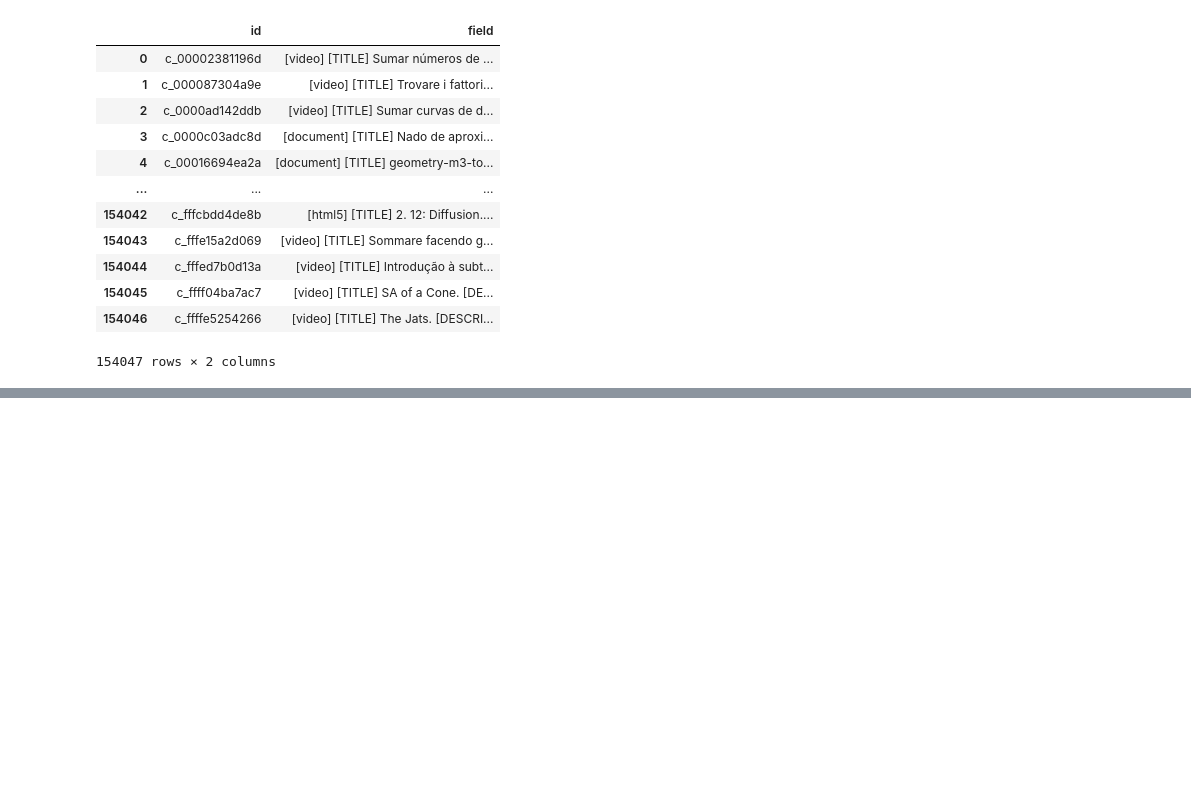
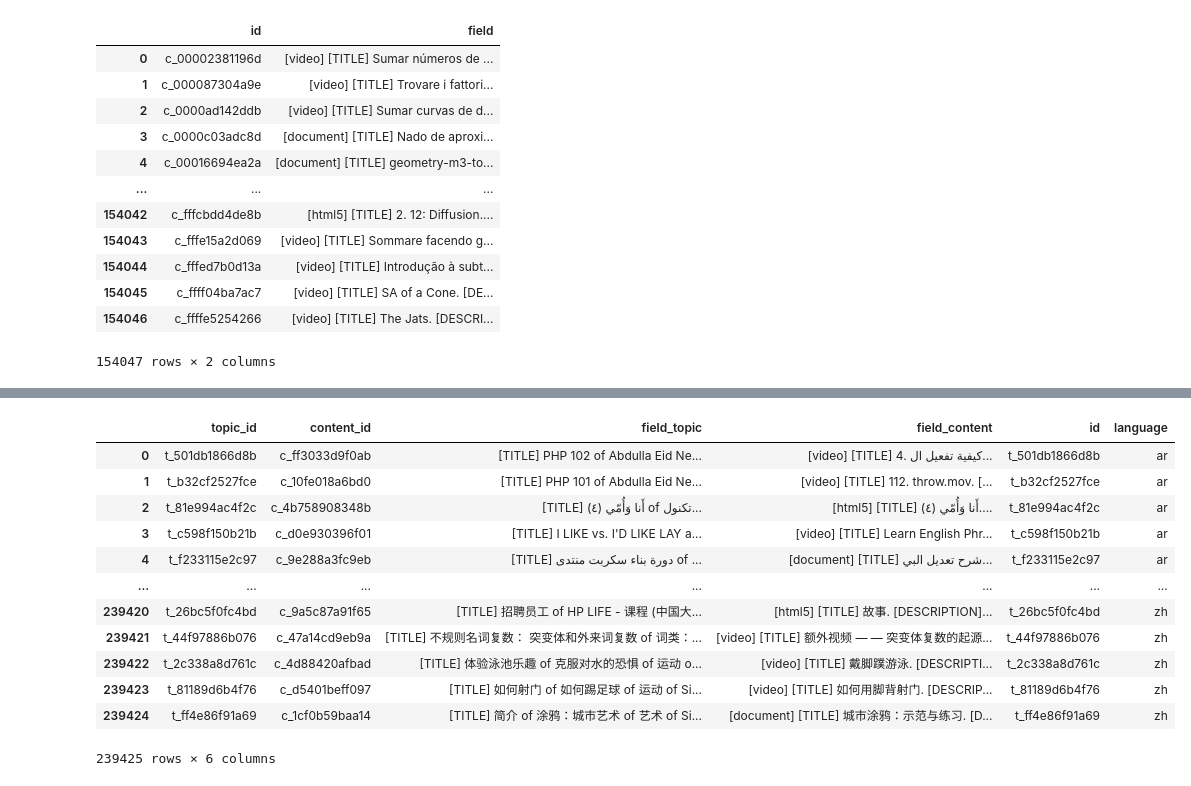
Before and after one commit to Kaggle-Competitions-Code/k12-curriculum-recommendations, a Jupyter notebook: notebook/retrieval_data.ipynb, the cells around one changed output, grey strips where cells are left out. Cells and saved outputs as stored; diff of their text form; code cells hidden in the pictures; blank space fills up the shorter version.

```diff
--- a/notebook/retrieval_data.ipynb
+++ b/notebook/retrieval_data.ipynb
@@ -93,0 +92,19 @@ df_train.to_parquet(os.path.join(PATH.output_dir, 'retrieval', f'retrieval_{CFG.
+# %%
+df_train = df_train.merge(pd.read_csv(PATH.topic_dir)[['id', 'language']], left_on='topic_id', right_on='id')
+df_train = df_train.groupby('language').apply(lambda x: x.sample(frac=1)).reset_index(drop=True)
+# %%
+df_train
+# %% [output]
+|  | topic_id | content_id | field_topic | field_content | id | language |
+| 0 | t_501db1866d8b | c_ff3033d9f0ab | [TITLE] PHP 102 of Abdulla Eid Ne... | [video] [TITLE] 4. كيفية تفعيل ال... | t_501db1866d8b | ar |
+| 1 | t_b32cf2527fce | c_10fe018a6bd0 | [TITLE] PHP 101 of Abdulla Eid Ne... | [video] [TITLE] 112. throw.mov. [... | t_b32cf2527fce | ar |
+| 2 | t_81e994ac4f2c | c_4b758908348b | [TITLE] أَنا وَأُمّي (٤) of تكنول... | [html5] [TITLE] أَنا وَأُمّي (٤).... | t_81e994ac4f2c | ar |
+| 3 | t_c598f150b21b | c_d0e930396f01 | [TITLE] I LIKE vs. I'D LIKE LAY a... | [video] [TITLE] Learn English Phr... | t_c598f150b21b | ar |
+| 4 | t_f233115e2c97 | c_9e288a3fc9eb | [TITLE] دورة بناء سكربت منتدى of ... | [document] [TITLE] شرح تعديل البي... | t_f233115e2c97 | ar |
+| ... | ... | ... | ... | ... | ... | ... |
+| 239420 | t_26bc5f0fc4bd | c_9a5c87a91f65 | [TITLE] 招聘员工 of HP LIFE - 课程 (中国大... | [html5] [TITLE] 故事. [DESCRIPTION]... | t_26bc5f0fc4bd | zh |
+| 239421 | t_44f97886b076 | c_47a14cd9eb9a | [TITLE] 不规则名词复数： 突变体和外来词复数 of 词类：... | [video] [TITLE] 额外视频 — — 突变体复数的起源... | t_44f97886b076 | zh |
+| 239422 | t_2c338a8d761c | c_4d88420afbad | [TITLE] 体验泳池乐趣 of 克服对水的恐惧 of 运动 o... | [video] [TITLE] 戴脚蹼游泳. [DESCRIPTI... | t_2c338a8d761c | zh |
+| 239423 | t_81189d6b4f76 | c_d5401beff097 | [TITLE] 如何射门 of 如何踢足球 of 运动 of Si... | [video] [TITLE] 如何用脚背射门. [DESCRIP... | t_81189d6b4f76 | zh |
+| 239424 | t_ff4e86f91a69 | c_1cf0b59baa14 | [TITLE] 简介 of 涂鸦：城市艺术 of 艺术 of Si... | [document] [TITLE] 城市涂鸦：示范与练习. [D... | t_ff4e86f91a69 | zh |
+239425 rows × 6 columns
```
Also changed, not shown: parts of 15 cells of this notebook, 8 other files.
